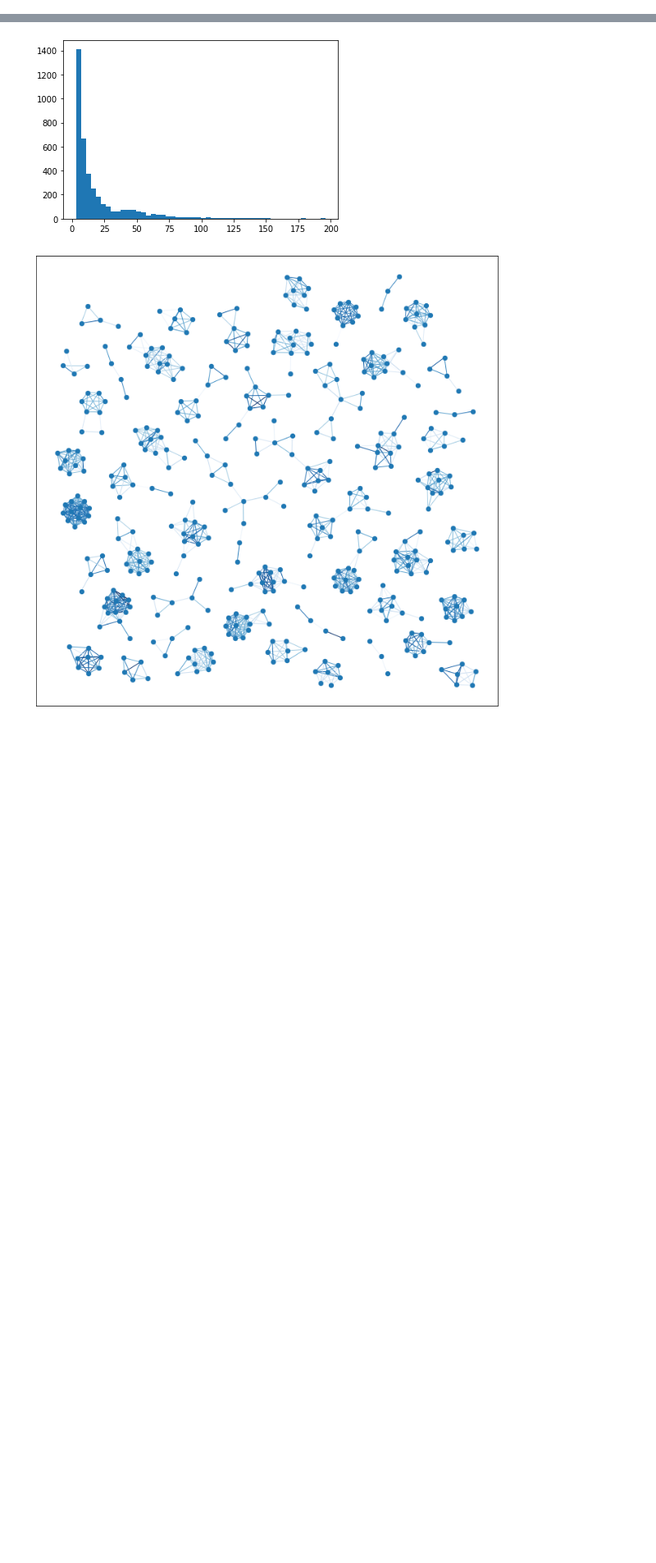
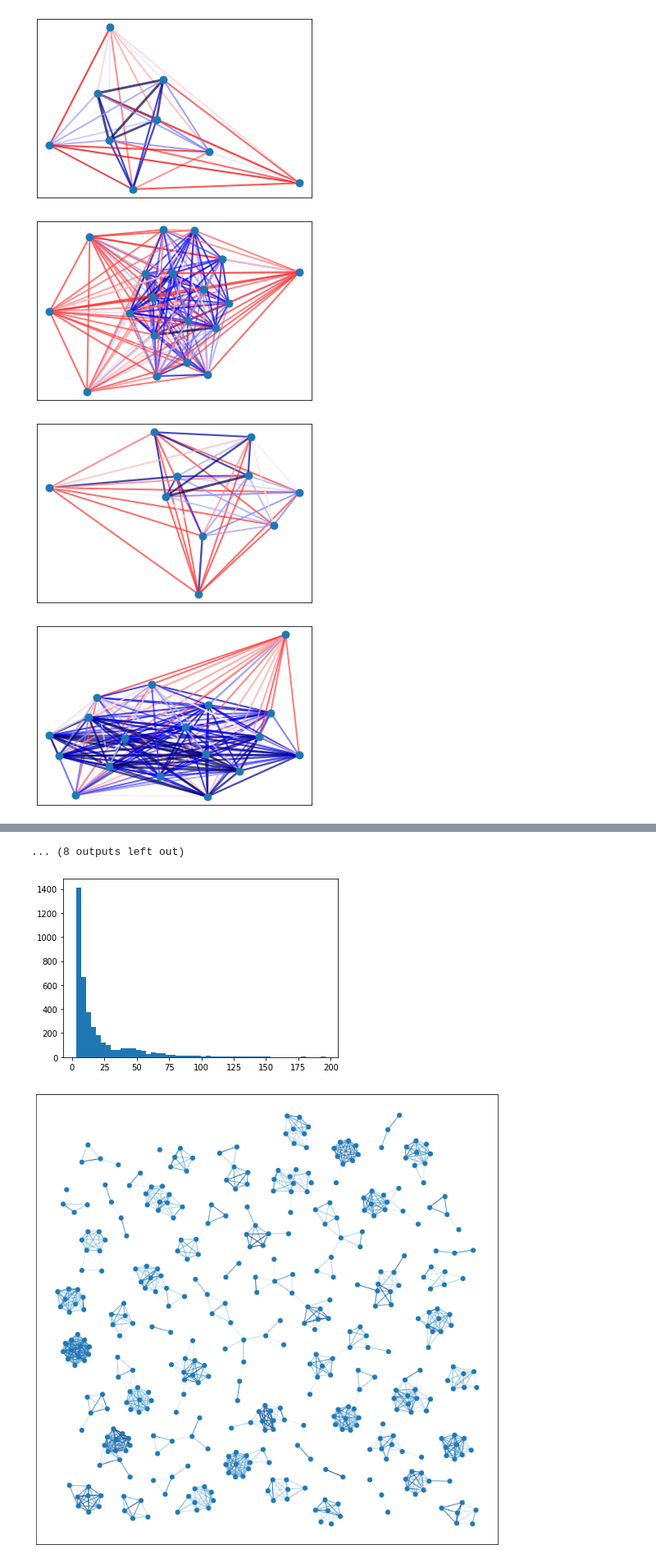
Before and after one commit to jonasspinner/weighted-f-free-edge-editing, a Jupyter notebook: notebooks/graph-visualization.ipynb, the cells around one changed output, grey strips where cells are left out. Shown at 82% size. Cells and saved outputs as stored; diff of their text form; code cells hidden in the pictures; blank space fills up the shorter version.

```diff
--- a/notebooks/graph-visualization.ipynb
+++ b/notebooks/graph-visualization.ipynb
@@ -11,10 +11,42 @@ from utils import *
 
 import warnings
 warnings.filterwarnings("ignore")
-# %%
-G, S = read_metis_graph("../data/bio/bio-nr-1-size-9.metis")
 # %%
 MAX_SIZE = 200
 
 instances = list(map(read_metis_graph, Path("../data/bio").glob("*.metis")))
 graphs = [G for (G, S) in instances if len(G) <= MAX_SIZE]
+# %%
+def draw_graph(S):
+    K = nx.Graph(S)
+
+    weights = np.array([S[u, v] for (u, v) in K.edges()])
+    edges = np.array([(u, v) for (u, v) in K.edges()])
+
+    max_abs = max([weights.min(), weights.max()])
+
+    G_pos = nx.Graph()
+    G_pos.add_edges_from(list(edges[weights > 0]))
+    pos = nx.nx_pydot.graphviz_layout(G_pos)
+
+    nx.draw_networkx_nodes(K, pos, node_size=80)
+
+    width = 2 + np.abs(weights) / max_abs
+    # edge_color = np.sign(weights) * (2 + np.abs(weights))
+    edge_color = np.sign(weights) * np.log(np.abs(weights))
+
+
+    nx.draw_networkx_edges(K, pos, list(edges), width=width,
+                           edge_color=edge_color, edge_cmap=plt.cm.seismic_r,
+                           edge_vmin=-np.abs(edge_color).max(), edge_vmax=np.abs(edge_color).max(), alpha=0.7)
+
+    plt.show()
+
+
+for S in [S for (G, S) in instances if S.shape[0] < 20][:20]:
+    draw_graph(S)
+# %% [output]
+[figure, added]
+[figure, added]
+[figure, added]
+[figure, added]
@@ -21,3 +61,4 @@ graphs = [G for (G, S) in instances if len(G) <= MAX_SIZE]
+... (8 outputs left out)
 # %%
 fig, ax = plt.subplots()
 ax.hist([graph.order() for graph in graphs], bins=50)
```
Also changed, not shown: parts of 2 cells of this notebook, 4 other files.
